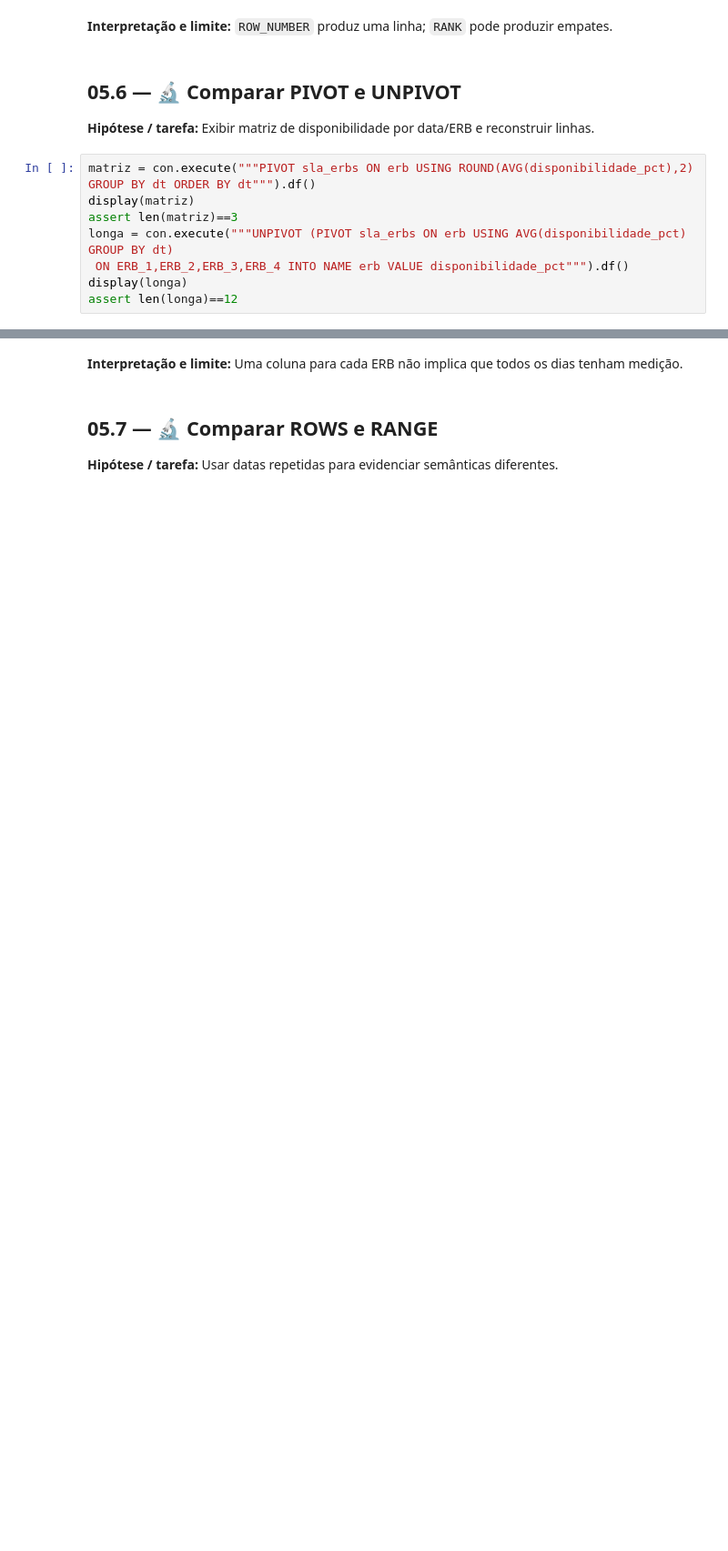
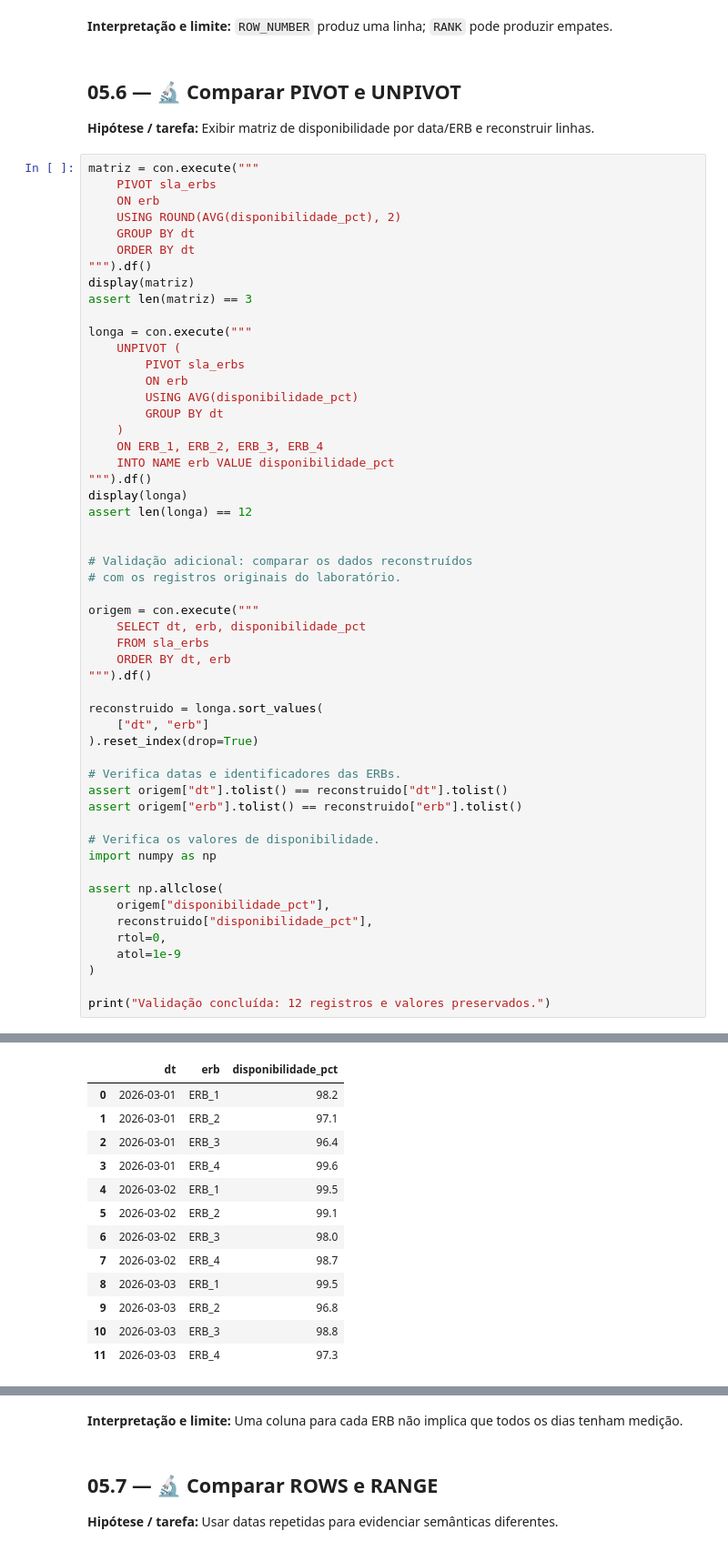
Before and after one commit to aestevaomoraes/duckdb-masterclass, a Jupyter notebook: 05_Window_Functions_QUALIFY_e_PIVOT_Dinamico.ipynb, the cells around one changed output, grey strips where cells are left out. Shown at 91% size. Saved outputs shown, nothing was run; the diff lists cells and outputs as text; blank space fills up the shorter version.

Commit message:
docs: revise chapter 05 window functions and pivot labs

```diff
--- a/05_Window_Functions_QUALIFY_e_PIVOT_Dinamico.ipynb
+++ b/05_Window_Functions_QUALIFY_e_PIVOT_Dinamico.ipynb
@@ -71,10 +169,56 @@ assert str(melhor.loc[melhor.erb=='ERB_1','dt'].iloc[0]).startswith('2026-03-03'
 
 **Hipótese / tarefa:** Exibir matriz de disponibilidade por data/ERB e reconstruir linhas.
 # %%
-matriz = con.execute("""PIVOT sla_erbs ON erb USING ROUND(AVG(disponibilidade_pct),2) GROUP BY dt ORDER BY dt""").df()
+matriz = con.execute("""
+    PIVOT sla_erbs
+    ON erb
+    USING ROUND(AVG(disponibilidade_pct), 2)
+    GROUP BY dt
+    ORDER BY dt
+""").df()
 display(matriz)
-assert len(matriz)==3
-longa = con.execute("""UNPIVOT (PIVOT sla_erbs ON erb USING AVG(disponibilidade_pct) GROUP BY dt)
- ON ERB_1,ERB_2,ERB_3,ERB_4 INTO NAME erb VALUE disponibilidade_pct""").df()
+assert len(matriz) == 3
+
+longa = con.execute("""
+    UNPIVOT (
+        PIVOT sla_erbs
+        ON erb
+        USING AVG(disponibilidade_pct)
+        GROUP BY dt
+    )
+    ON ERB_1, ERB_2, ERB_3, ERB_4
+    INTO NAME erb VALUE disponibilidade_pct
+""").df()
 display(longa)
-assert len(longa)==12
+assert len(longa) == 12
+
+
+# Validação adicional: comparar os dados reconstruídos
+# com os registros originais do laboratório.
+
+origem = con.execute("""
+    SELECT dt, erb, disponibilidade_pct
+    FROM sla_erbs
+    ORDER BY dt, erb
+""").df()
+
+reconstruido = longa.sort_values(
+    ["dt", "erb"]
+).reset_index(drop=True)
+
+# Verifica datas e identificadores das ERBs.
+assert origem["dt"].tolist() == reconstruido["dt"].tolist()
+assert origem["erb"].tolist() == reconstruido["erb"].tolist()
+
+# Verifica os valores de disponibilidade.
+import numpy as np
+
+assert np.allclose(
+    origem["disponibilidade_pct"],
+    reconstruido["disponibilidade_pct"],
+    rtol=0,
+    atol=1e-9
+)
+
+print("Validação concluída: 12 registros e valores preservados.")
+# %% [output]
@@ -80,0 +229,13 @@ assert len(longa)==12
+|  | dt | erb | disponibilidade_pct |
+| 0 | 2026-03-01 | ERB_1 | 98.2 |
+| 1 | 2026-03-01 | ERB_2 | 97.1 |
+| 2 | 2026-03-01 | ERB_3 | 96.4 |
+| 3 | 2026-03-01 | ERB_4 | 99.6 |
+| 4 | 2026-03-02 | ERB_1 | 99.5 |
+| 5 | 2026-03-02 | ERB_2 | 99.1 |
+| 6 | 2026-03-02 | ERB_3 | 98.0 |
+| 7 | 2026-03-02 | ERB_4 | 98.7 |
+| 8 | 2026-03-03 | ERB_1 | 99.5 |
+| 9 | 2026-03-03 | ERB_2 | 96.8 |
+| 10 | 2026-03-03 | ERB_3 | 98.8 |
+| 11 | 2026-03-03 | ERB_4 | 97.3 |
```
Also changed, not shown: parts of 16 cells of this notebook.
